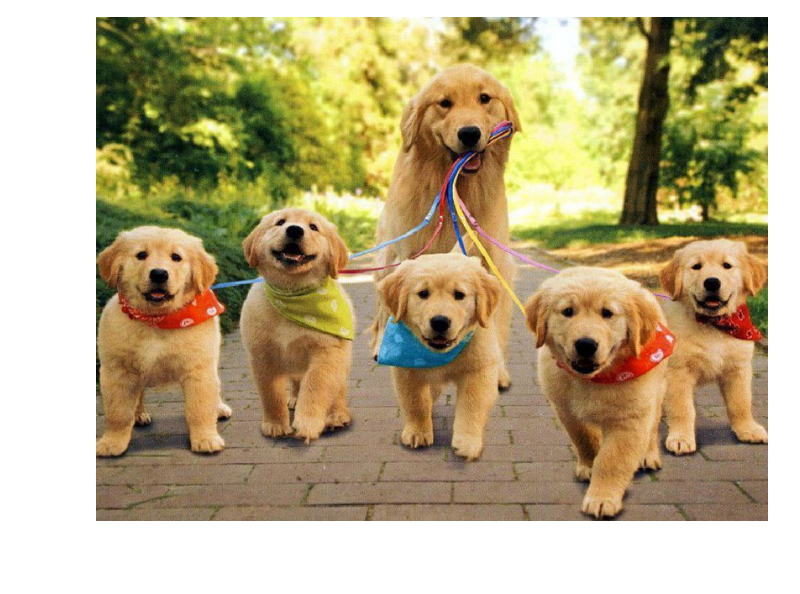
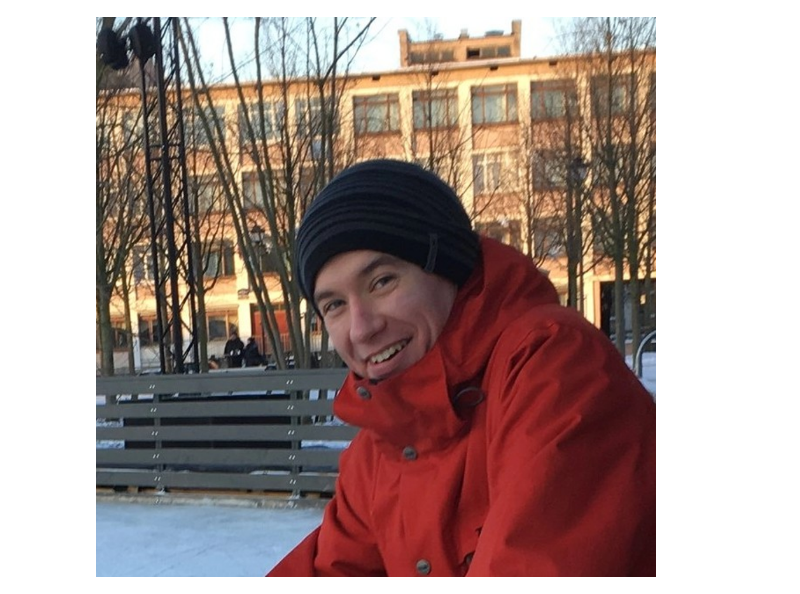
Before and after one commit to WhoKnowsWhoCares/ObjectDetection, a Jupyter notebook: notebooks/torch_DETR.ipynb, the cells around one changed output. Cells and saved outputs as stored; diff of their text form; code cells hidden in the pictures; blank space fills up the shorter version.

```diff
--- a/notebooks/torch_DETR.ipynb
+++ b/notebooks/torch_DETR.ipynb
@@ -35,8 +35,12 @@ url = input()
 # %%
-img = Image.open(requests.get(url, stream=True).raw).resize((800,600))
-img
+# url = input()
+# img = Image.open(requests.get(url, stream=False).raw).resize((800,600))
-# %% [output]
-[figure, removed]
+# %%
+path = '../data/images/0je5b4V4MQ0_1.jpg'
+img = Image.open(path).resize((800,800))
+img
+# %% [output]
+[figure, added]
 # %%
 # These are the COCO classes
 CLASSES = [
```
Also changed, not shown: parts of 7 cells of this notebook, 5 other files.
